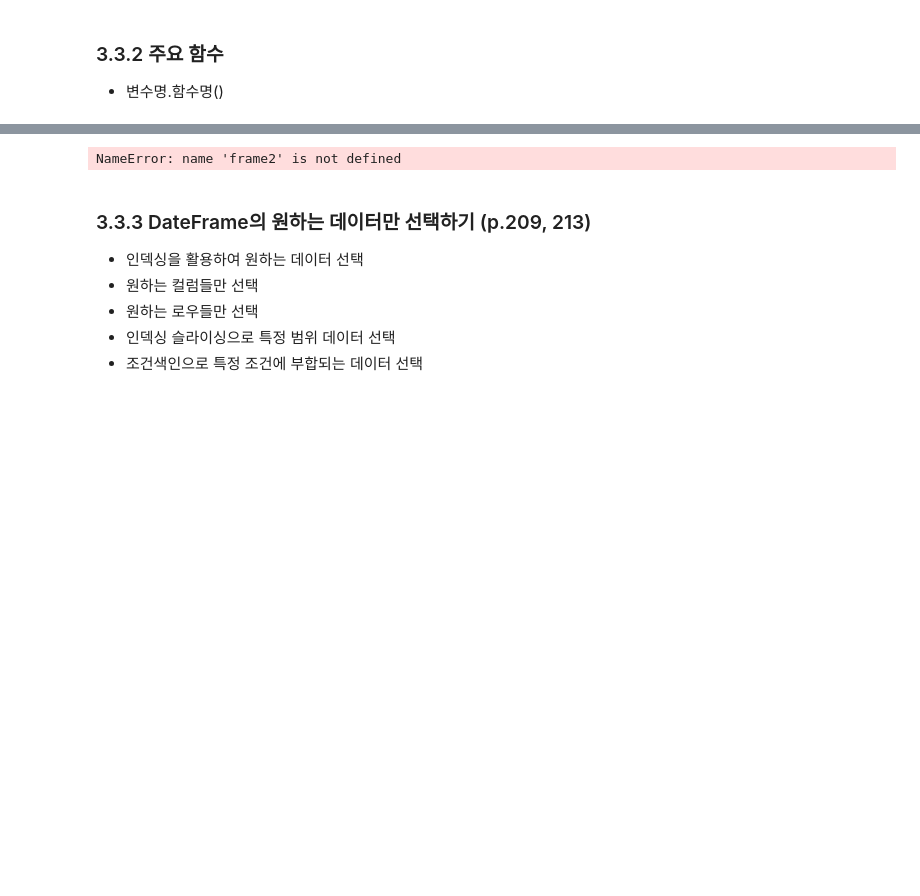
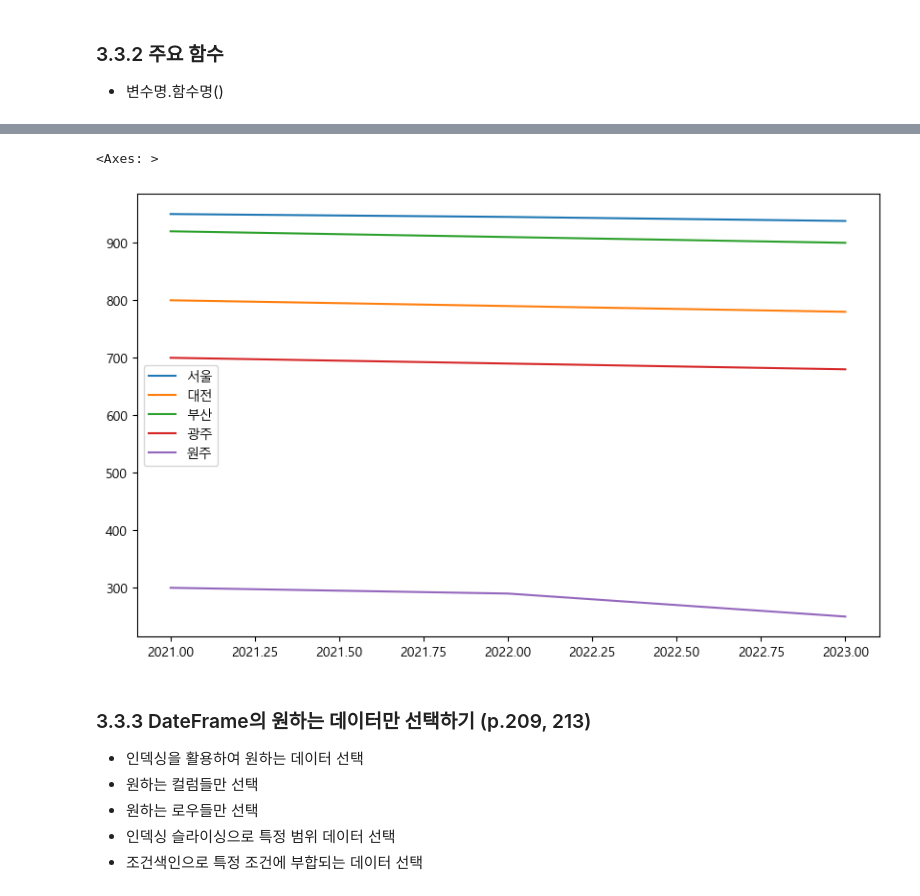
Before and after one commit to dlwnsdyd1717/python_basic, a Jupyter notebook: ch05_update_class.ipynb, the cells around one changed output, grey strips where cells are left out. Drawn from its saved outputs; the diff is of its cells as text; code cells hidden in the pictures; blank space fills up the shorter version.

```diff
--- a/ch05_update_class.ipynb
+++ b/ch05_update_class.ipynb
@@ -904,7 +709,8 @@ frame.plot()
 # %%
-frame2.plot()
+df2.plot()
 # %% [output]
-NameError: name 'frame2' is not defined
+<Axes: >
+[figure, added]
 # %% [markdown]
 ### 3.3.3 DateFrame의 원하는 데이터만 선택하기 (p.209, 213)
 * 인덱싱을 활용하여 원하는 데이터 선택
```
Also changed, not shown: parts of 64 cells of this notebook, 6 other files.
